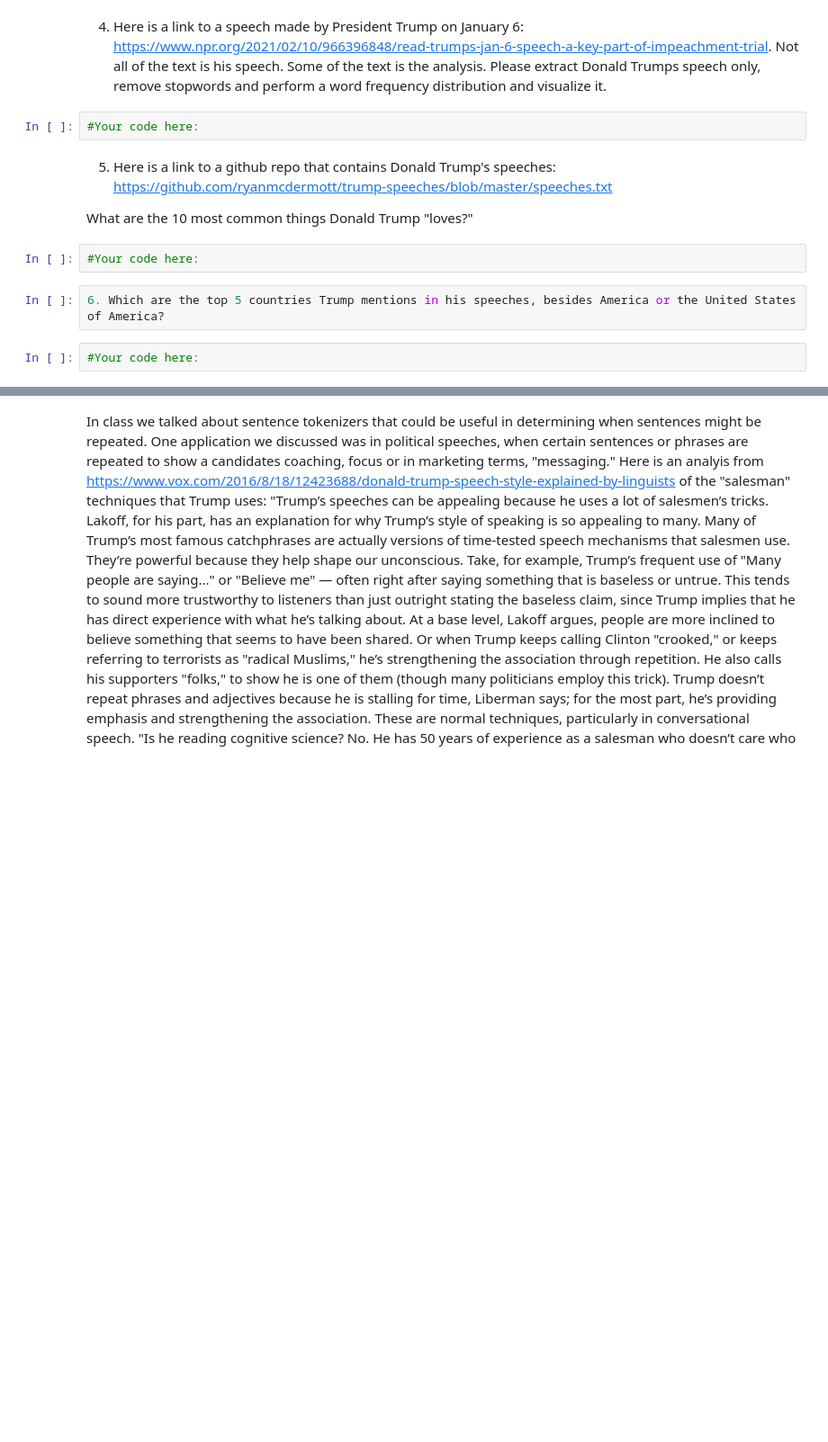
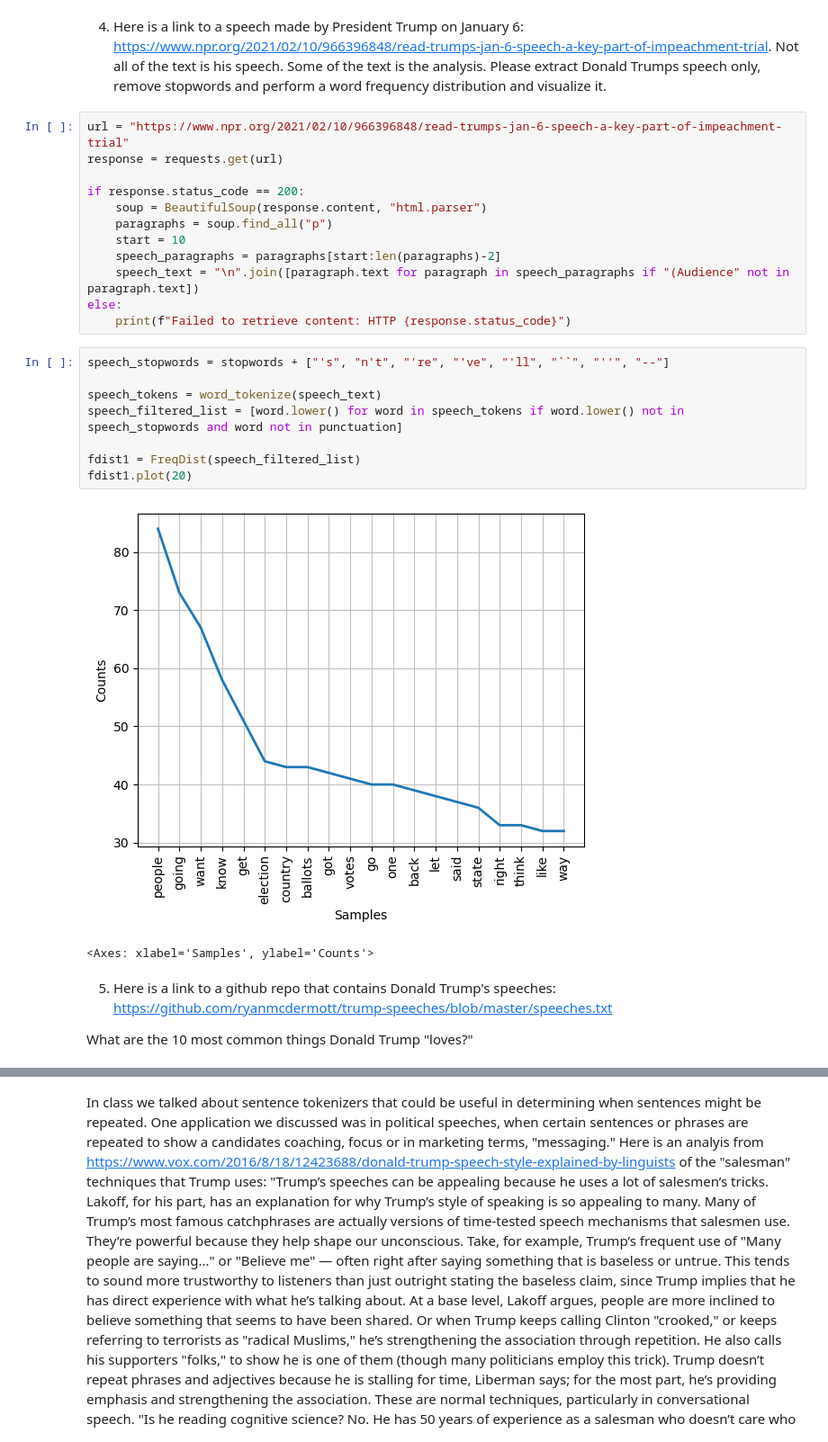
Before and after one commit to shuzhe-zhang/python-global-affairs, a Jupyter notebook: hw5/hw_5_shuzhe_zhang.ipynb, the cells around one changed output, grey strips where cells are left out. Shown: that part at 90% size. Saved outputs shown, nothing was run; the diff lists cells and outputs as text; blank space fills up the shorter version.

```diff
--- a/hw5/hw_5_shuzhe_zhang.ipynb
+++ b/hw5/hw_5_shuzhe_zhang.ipynb
@@ -83,14 +81,29 @@ No meaningful content found in https://www.g77.org/statement/#
 # %% [markdown]
 4. Here is a link to a speech made by President Trump on January 6: https://www.npr.org/2021/02/10/966396848/read-trumps-jan-6-speech-a-key-part-of-impeachment-trial. Not all of the text is his speech. Some of the text is the analysis. Please extract Donald Trumps speech only, remove stopwords and perform a word frequency distribution and visualize it.
 # %%
-#Your code here:
+url = "https://www.npr.org/2021/02/10/966396848/read-trumps-jan-6-speech-a-key-part-of-impeachment-trial"
+response = requests.get(url)
+
+if response.status_code == 200:
+    soup = BeautifulSoup(response.content, "html.parser")
+    paragraphs = soup.find_all("p")
+    start = 10
+    speech_paragraphs = paragraphs[start:len(paragraphs)-2]
+    speech_text = "\n".join([paragraph.text for paragraph in speech_paragraphs if "(Audience" not in paragraph.text])
+else:
+    print(f"Failed to retrieve content: HTTP {response.status_code}")
+# %%
+speech_stopwords = stopwords + ["'s", "n't", "'re", "'ve", "'ll", "``", "''", "--"]
+
+speech_tokens = word_tokenize(speech_text)
+speech_filtered_list = [word.lower() for word in speech_tokens if word.lower() not in speech_stopwords and word not in punctuation]
+
+fdist1 = FreqDist(speech_filtered_list)
+fdist1.plot(20)
+# %% [output]
+[figure, added]
+<Axes: xlabel='Samples', ylabel='Counts'>
 # %% [markdown]
 5. Here is a link to a github repo that contains Donald Trump's speeches: https://github.com/ryanmcdermott/trump-speeches/blob/master/speeches.txt
 
 What are the 10 most common things Donald Trump "loves?"
-# %%
-#Your code here:
-# %%
-6. Which are the top 5 countries Trump mentions in his speeches, besides America or the United States of America?
-# %%
-#Your code here:
```
Also changed, not shown: parts of 24 cells of this notebook, 5 other files.
